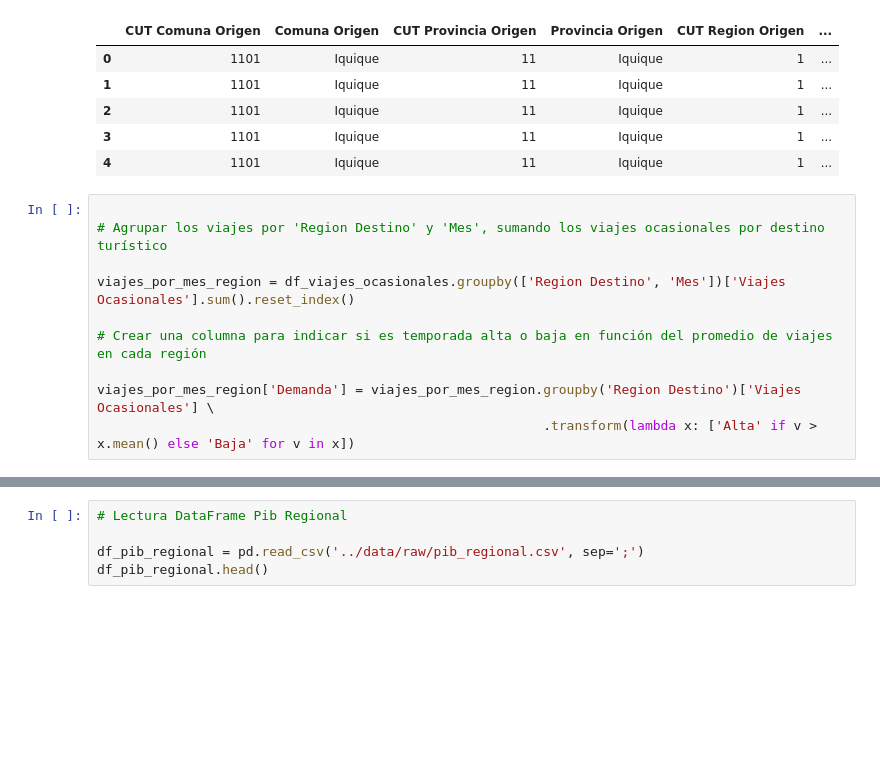
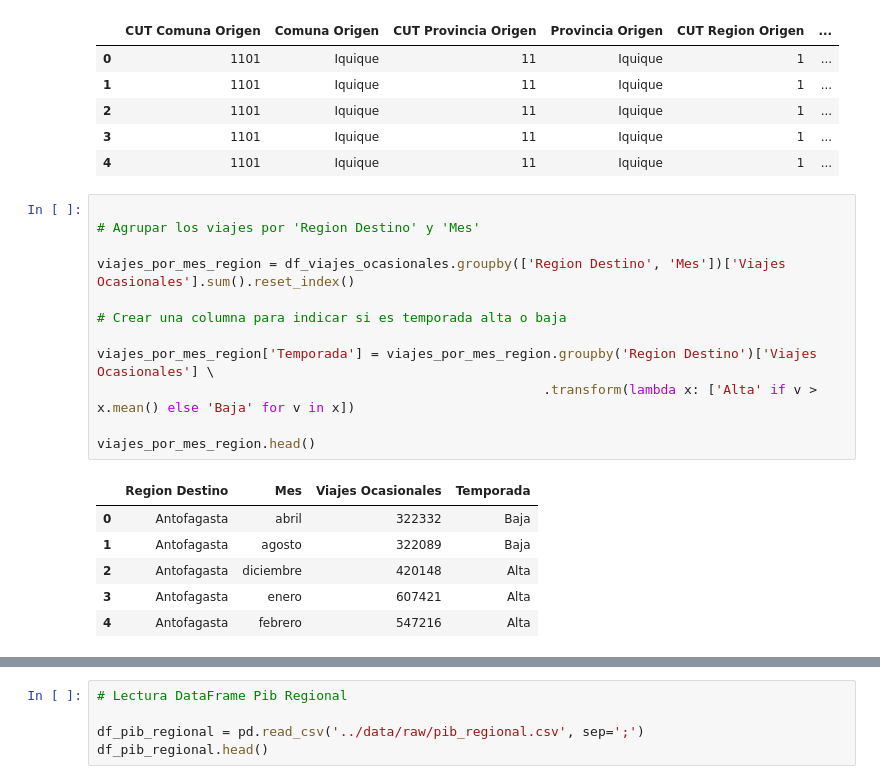
Before and after one commit to bartowen/Tour_Data_Pro, a Jupyter notebook: src/2-ExploracionDataframes.ipynb, the cells around one changed output, grey strips where cells are left out. Saved outputs shown, nothing was run; the diff lists cells and outputs as text; blank space fills up the shorter version.

```diff
--- a/src/2-ExploracionDataframes.ipynb
+++ b/src/2-ExploracionDataframes.ipynb
@@ -108,14 +116,23 @@ df_viajes_ocasionales.head()
 | 4 | 1101 | Iquique | 11 | Iquique | 1 | ... |
 # %%
 
-# Agrupar los viajes por 'Region Destino' y 'Mes', sumando los viajes ocasionales por destino turístico
+# Agrupar los viajes por 'Region Destino' y 'Mes'
 
 viajes_por_mes_region = df_viajes_ocasionales.groupby(['Region Destino', 'Mes'])['Viajes Ocasionales'].sum().reset_index()
 
-# Crear una columna para indicar si es temporada alta o baja en función del promedio de viajes en cada región
+# Crear una columna para indicar si es temporada alta o baja
 
-viajes_por_mes_region['Demanda'] = viajes_por_mes_region.groupby('Region Destino')['Viajes Ocasionales'] \
+viajes_por_mes_region['Temporada'] = viajes_por_mes_region.groupby('Region Destino')['Viajes Ocasionales'] \
                                                          .transform(lambda x: ['Alta' if v > x.mean() else 'Baja' for v in x])
+
+viajes_por_mes_region.head()
+# %% [output]
+|  | Region Destino | Mes | Viajes Ocasionales | Temporada |
+| 0 | Antofagasta | abril | 322332 | Baja |
+| 1 | Antofagasta | agosto | 322089 | Baja |
+| 2 | Antofagasta | diciembre | 420148 | Alta |
+| 3 | Antofagasta | enero | 607421 | Alta |
+| 4 | Antofagasta | febrero | 547216 | Alta |
 # %%
 import seaborn as sns
 import matplotlib.pyplot as plt
```
Also changed, not shown: parts of 7 cells of this notebook.
